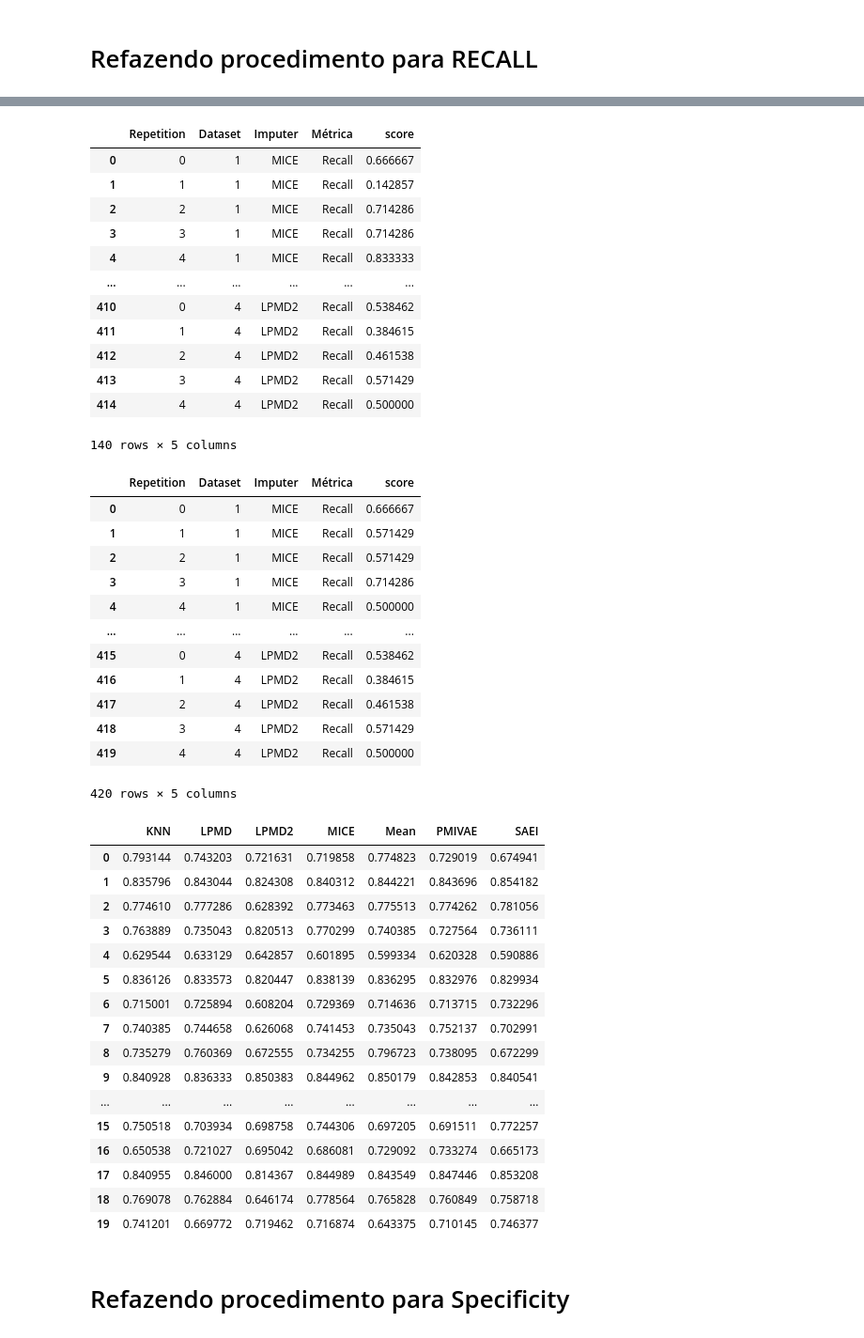
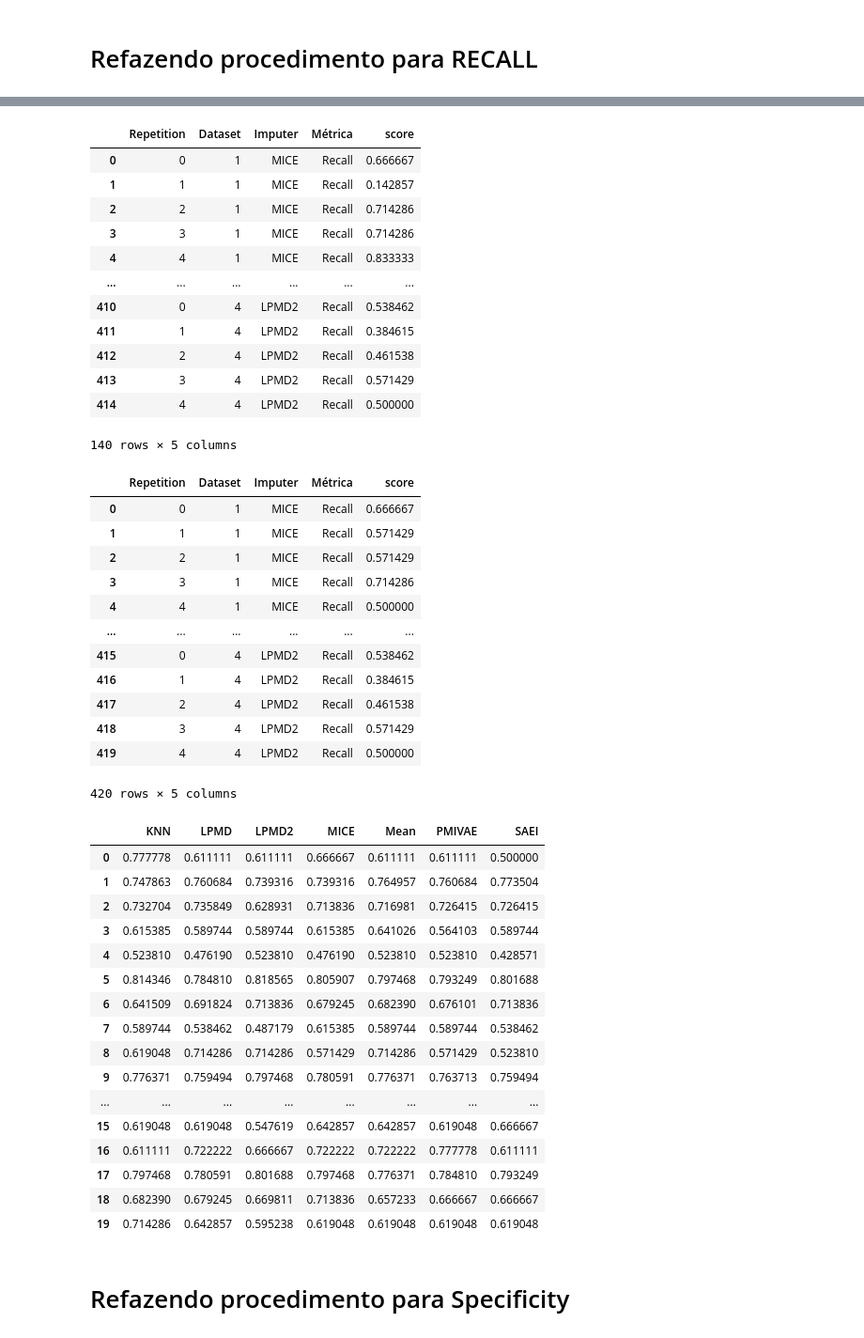
Before and after one commit to filipeloyola/LPMD-applied-COVID-19-datasets, a Jupyter notebook: statistics/Data_for_statistics.ipynb, the cells around one changed output, grey strips where cells are left out. Shown at 94% size. Saved outputs shown, nothing was run; the diff lists cells and outputs as text; code cells hidden in the pictures.

```diff
--- a/statistics/Data_for_statistics.ipynb
+++ b/statistics/Data_for_statistics.ipynb
@@ -223,7 +239,7 @@ display(df_rec)
 df_rec_pivot = df_rec.pivot_table(index=["Repetition", "Dataset", "Métrica"], columns="Imputer", values="score")
 df_rec_pivot_reset = df_rec_pivot.reset_index()
 df_rec_pivot_reset.columns = ['_'.join(col).strip() if isinstance(col, tuple) else col for col in df_rec_pivot_reset.columns.values]
-df_rec = df_AUC_pivot_reset[['KNN', 'LPMD', 'LPMD2', 'MICE', 'Mean', 'PMIVAE', 'SAEI']]
+df_rec = df_rec_pivot_reset[['KNN', 'LPMD', 'LPMD2', 'MICE', 'Mean', 'PMIVAE', 'SAEI']]
 df_rec
 # %% [output]
 |  | Repetition | Dataset | Imputer | Métrica | score |
@@ -252,49 +268,49 @@ df_rec
 | 413 | 3 | 4 | LPMD2 | Recall | 0.500000 |
 | 414 | 4 | 4 | LPMD2 | Recall | 0.571429 |
 140 rows × 5 columns
 |  | Repetition | Dataset | Imputer | Métrica | score |
 | 0 | 0 | 1 | MICE | Recall | 0.666667 |
 | 1 | 1 | 1 | MICE | Recall | 0.142857 |
 | 2 | 2 | 1 | MICE | Recall | 0.714286 |
 | 3 | 3 | 1 | MICE | Recall | 0.714286 |
 | 4 | 4 | 1 | MICE | Recall | 0.833333 |
 | ... | ... | ... | ... | ... | ... |
 | 410 | 0 | 4 | LPMD2 | Recall | 0.538462 |
 | 411 | 1 | 4 | LPMD2 | Recall | 0.384615 |
 | 412 | 2 | 4 | LPMD2 | Recall | 0.461538 |
 | 413 | 3 | 4 | LPMD2 | Recall | 0.571429 |
 | 414 | 4 | 4 | LPMD2 | Recall | 0.500000 |
 140 rows × 5 columns
 |  | Repetition | Dataset | Imputer | Métrica | score |
 | 0 | 0 | 1 | MICE | Recall | 0.666667 |
 | 1 | 1 | 1 | MICE | Recall | 0.571429 |
 | 2 | 2 | 1 | MICE | Recall | 0.571429 |
 | 3 | 3 | 1 | MICE | Recall | 0.714286 |
 | 4 | 4 | 1 | MICE | Recall | 0.500000 |
 | ... | ... | ... | ... | ... | ... |
 | 415 | 0 | 4 | LPMD2 | Recall | 0.538462 |
 | 416 | 1 | 4 | LPMD2 | Recall | 0.384615 |
 | 417 | 2 | 4 | LPMD2 | Recall | 0.461538 |
 | 418 | 3 | 4 | LPMD2 | Recall | 0.571429 |
 | 419 | 4 | 4 | LPMD2 | Recall | 0.500000 |
 420 rows × 5 columns
 |  | KNN | LPMD | LPMD2 | MICE | Mean | PMIVAE | SAEI |
-| 0 | 0.793144 | 0.743203 | 0.721631 | 0.719858 | 0.774823 | 0.729019 | 0.674941 |
-| 1 | 0.835796 | 0.843044 | 0.824308 | 0.840312 | 0.844221 | 0.843696 | 0.854182 |
-| 2 | 0.774610 | 0.777286 | 0.628392 | 0.773463 | 0.775513 | 0.774262 | 0.781056 |
-| 3 | 0.763889 | 0.735043 | 0.820513 | 0.770299 | 0.740385 | 0.727564 | 0.736111 |
-| 4 | 0.629544 | 0.633129 | 0.642857 | 0.601895 | 0.599334 | 0.620328 | 0.590886 |
-| 5 | 0.836126 | 0.833573 | 0.820447 | 0.838139 | 0.836295 | 0.832976 | 0.829934 |
-| 6 | 0.715001 | 0.725894 | 0.608204 | 0.729369 | 0.714636 | 0.713715 | 0.732296 |
-| 7 | 0.740385 | 0.744658 | 0.626068 | 0.741453 | 0.735043 | 0.752137 | 0.702991 |
-| 8 | 0.735279 | 0.760369 | 0.672555 | 0.734255 | 0.796723 | 0.738095 | 0.672299 |
-| 9 | 0.840928 | 0.836333 | 0.850383 | 0.844962 | 0.850179 | 0.842853 | 0.840541 |
+| 0 | 0.777778 | 0.611111 | 0.611111 | 0.666667 | 0.611111 | 0.611111 | 0.500000 |
+| 1 | 0.747863 | 0.760684 | 0.739316 | 0.739316 | 0.764957 | 0.760684 | 0.773504 |
+| 2 | 0.732704 | 0.735849 | 0.628931 | 0.713836 | 0.716981 | 0.726415 | 0.726415 |
+| 3 | 0.615385 | 0.589744 | 0.589744 | 0.615385 | 0.641026 | 0.564103 | 0.589744 |
+| 4 | 0.523810 | 0.476190 | 0.523810 | 0.476190 | 0.523810 | 0.523810 | 0.428571 |
+| 5 | 0.814346 | 0.784810 | 0.818565 | 0.805907 | 0.797468 | 0.793249 | 0.801688 |
+| 6 | 0.641509 | 0.691824 | 0.713836 | 0.679245 | 0.682390 | 0.676101 | 0.713836 |
+| 7 | 0.589744 | 0.538462 | 0.487179 | 0.615385 | 0.589744 | 0.589744 | 0.538462 |
+| 8 | 0.619048 | 0.714286 | 0.714286 | 0.571429 | 0.714286 | 0.571429 | 0.523810 |
+| 9 | 0.776371 | 0.759494 | 0.797468 | 0.780591 | 0.776371 | 0.763713 | 0.759494 |
 | ... | ... | ... | ... | ... | ... | ... | ... |
-| 15 | 0.750518 | 0.703934 | 0.698758 | 0.744306 | 0.697205 | 0.691511 | 0.772257 |
-| 16 | 0.650538 | 0.721027 | 0.695042 | 0.686081 | 0.729092 | 0.733274 | 0.665173 |
-| 17 | 0.840955 | 0.846000 | 0.814367 | 0.844989 | 0.843549 | 0.847446 | 0.853208 |
-| 18 | 0.769078 | 0.762884 | 0.646174 | 0.778564 | 0.765828 | 0.760849 | 0.758718 |
-| 19 | 0.741201 | 0.669772 | 0.719462 | 0.716874 | 0.643375 | 0.710145 | 0.746377 |
+| 15 | 0.619048 | 0.619048 | 0.547619 | 0.642857 | 0.642857 | 0.619048 | 0.666667 |
+| 16 | 0.611111 | 0.722222 | 0.666667 | 0.722222 | 0.722222 | 0.777778 | 0.611111 |
+| 17 | 0.797468 | 0.780591 | 0.801688 | 0.797468 | 0.776371 | 0.784810 | 0.793249 |
+| 18 | 0.682390 | 0.679245 | 0.669811 | 0.713836 | 0.657233 | 0.666667 | 0.666667 |
+| 19 | 0.714286 | 0.642857 | 0.595238 | 0.619048 | 0.619048 | 0.619048 | 0.619048 |
 # %%
 df_rec.to_csv("df_REC_real_datasets.csv", index=False)
 # %% [markdown]
```
Also changed, not shown: parts of 1 cell of this notebook, 1 other file.
